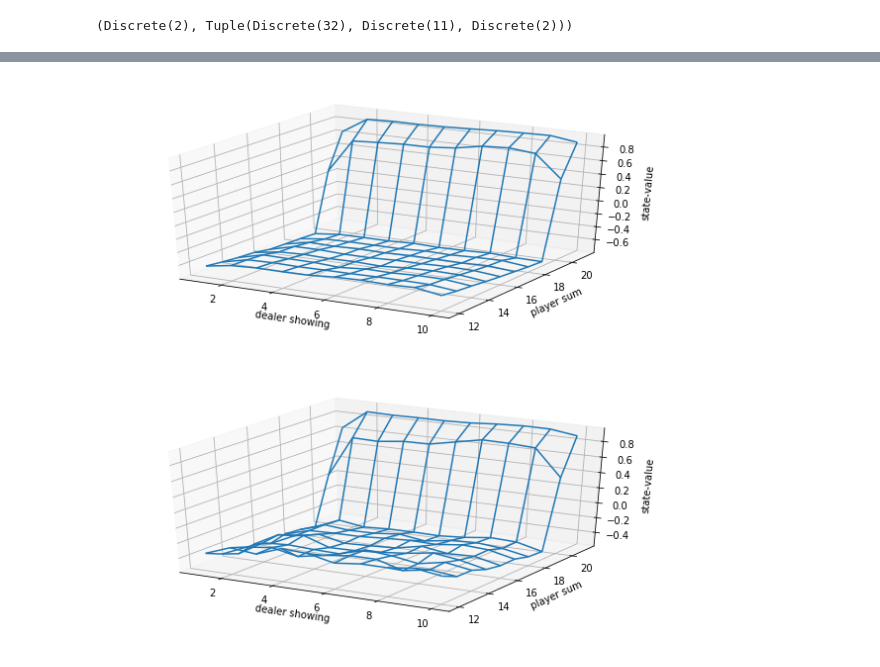
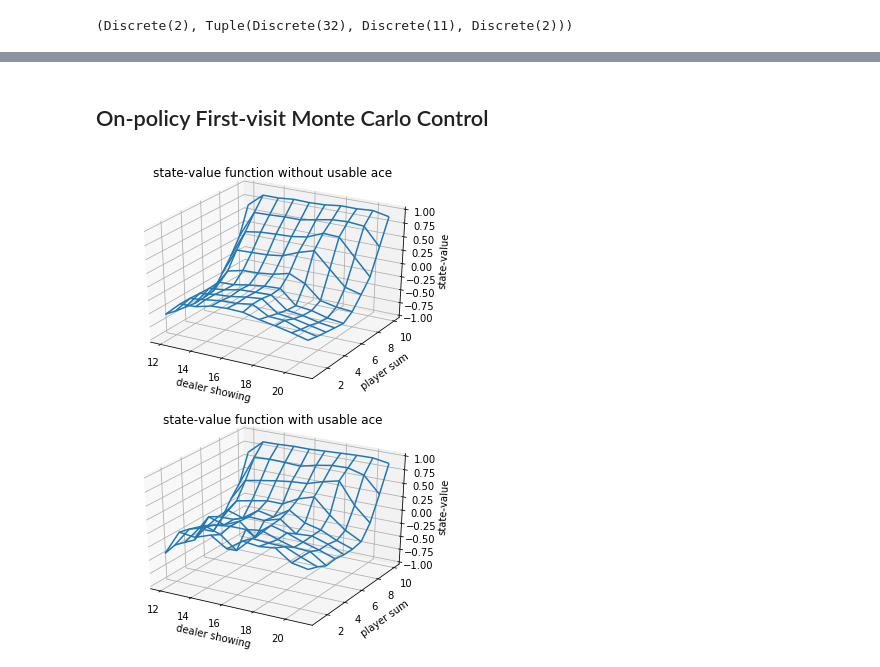
Before and after one commit to podondra/gym-rl, a Jupyter notebook: examples/monte-carlo.ipynb, the cells around one changed output, grey strips where cells are left out. Cells and saved outputs as stored; diff of their text form; code cells hidden in the pictures.

```diff
--- a/examples/monte-carlo.ipynb
+++ b/examples/monte-carlo.ipynb
@@ -107,5 +115,43 @@ plot_blackjack(V)
-# %%
-V_ = monte_carlo_prediction(custom_policy, env, n_episodes=500000)
-plot_blackjack(V_)
-# %% [output]
-[figure, removed]
+# %% [markdown]
+## On-policy First-visit Monte Carlo Control
+# %%
+def epsilon_greedy_policy(observation, Q, epsilon):
+    if numpy.random.rand() < epsilon:
+        return numpy.random.randint(2)
+    return 0 if Q[observation, 0] > Q[observation, 1] else 1
+# %%
+def on_policy_monte_carlo_control(env, n_episodes, epsilon=0.1):
+    Q = defaultdict(float)
+    N = defaultdict(int)
+    policy = partial(epsilon_greedy_policy, Q=Q, epsilon=epsilon)
+
+    for _ in range(n_episodes):
+        states, actions, rewards = generate_episode(policy, env)
+        G = 0
+        for t in range(len(states) - 1, -1, -1):
+            R = rewards[t]
+            S = states[t]
+            A = actions[t]
+            G += R
+            if (S, A) not in zip(states[:t], actions[:t]):
+                N[S, A] += 1
+                Q[S, A] += (G - Q[S, A]) / N[S, A]
+
+    return Q
+
+estimeted_Q = on_policy_monte_carlo_control(env, 500000)
+# %%
+def action_to_state_values(Q):
+    V = defaultdict(float)
+    for state, action in Q.keys():
+        V[state] = max(Q[state, 0], Q[state, 1])
+    return V
+
+estimeted_V = action_to_state_values(estimeted_Q)
+fig, axes = pyplot.subplots(nrows=2, figsize=(5, 7), subplot_kw={'projection': '3d'})
+plot_blackjack(estimeted_V, axes[0], axes[1])
+axes[0].set_title('state-value function without usable ace')
+axes[1].set_title('state-value function with usable ace')
+fig.tight_layout()
+# %% [output]
+[figure, added]
```
Also changed, not shown: parts of 10 cells of this notebook.
